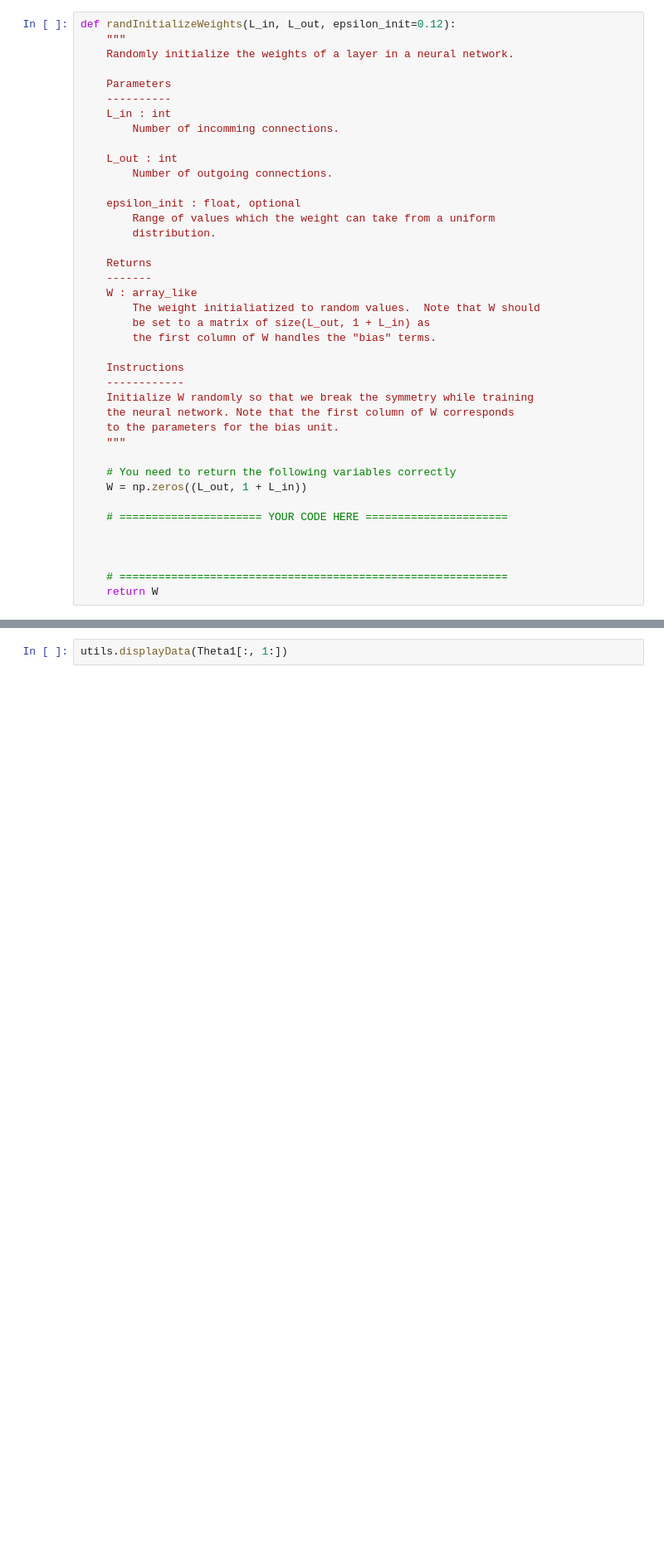
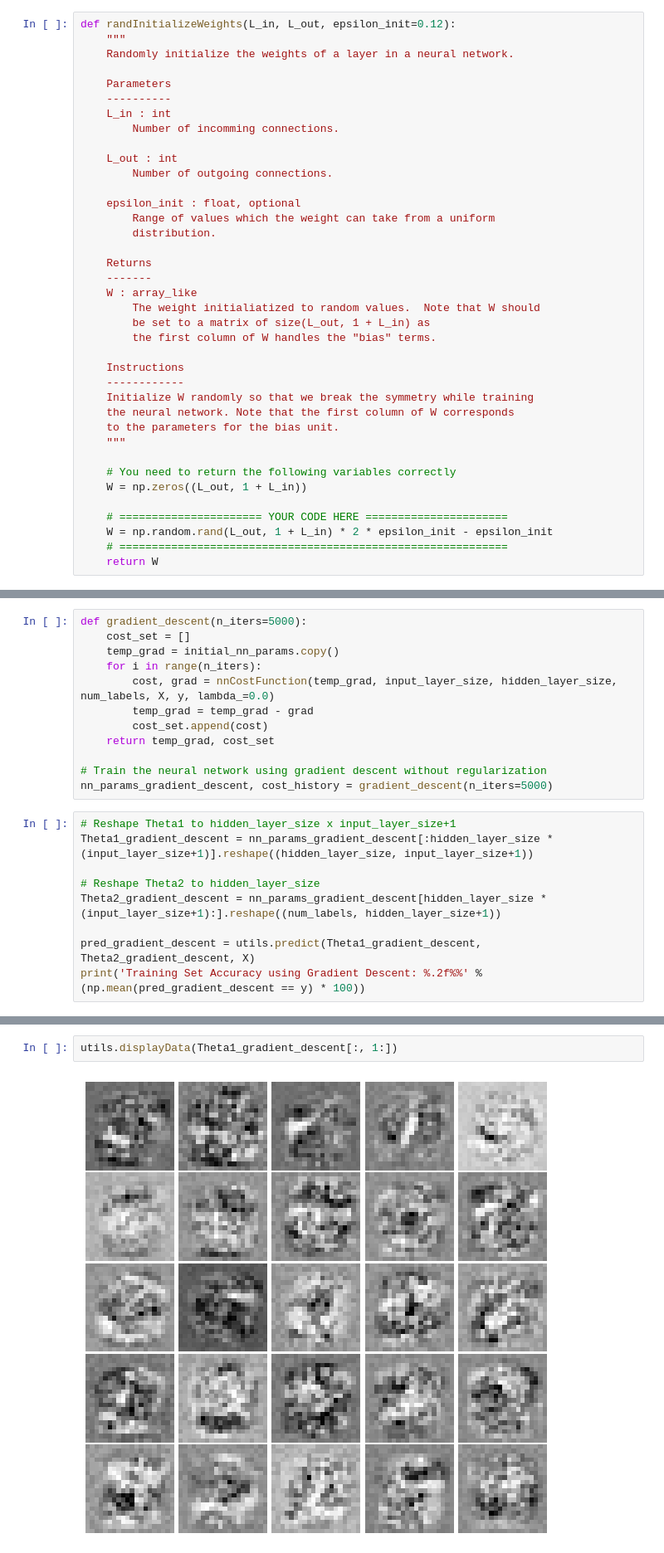
Before and after one commit to 1byte-yoda/ml-coursera-python-assignments, a Jupyter notebook: Exercise4/exercise4.ipynb, the cells around one changed output, grey strips where cells are left out. Shown: that part at 83% size. Cells and saved outputs as stored; diff of their text form; blank space fills up the shorter version.

```diff
--- a/Exercise4/exercise4.ipynb
+++ b/Exercise4/exercise4.ipynb
@@ -515,9 +529,7 @@ def randInitializeWeights(L_in, L_out, epsilon_init=0.12):
     W = np.zeros((L_out, 1 + L_in))
 
     # ====================== YOUR CODE HERE ======================
-
-
-
+    W = np.random.rand(L_out, 1 + L_in) * 2 * epsilon_init - epsilon_init
     # ============================================================
     return W
 # %% [markdown]
@@ -692,0 +775,21 @@ print('Training Set Accuracy: %f' % (np.mean(pred == y) * 100))
+# %%
+def gradient_descent(n_iters=5000):
+    cost_set = []
+    temp_grad = initial_nn_params.copy()
+    for i in range(n_iters):
+        cost, grad = nnCostFunction(temp_grad, input_layer_size, hidden_layer_size, num_labels, X, y, lambda_=0.0)
+        temp_grad = temp_grad - grad
+        cost_set.append(cost)
+    return temp_grad, cost_set
+
+# Train the neural network using gradient descent without regularization
+nn_params_gradient_descent, cost_history = gradient_descent(n_iters=5000)
+# %%
+# Reshape Theta1 to hidden_layer_size x input_layer_size+1
+Theta1_gradient_descent = nn_params_gradient_descent[:hidden_layer_size * (input_layer_size+1)].reshape((hidden_layer_size, input_layer_size+1))
+
+# Reshape Theta2 to hidden_layer_size
+Theta2_gradient_descent = nn_params_gradient_descent[hidden_layer_size * (input_layer_size+1):].reshape((num_labels, hidden_layer_size+1))
+
+pred_gradient_descent = utils.predict(Theta1_gradient_descent, Theta2_gradient_descent, X)
+print('Training Set Accuracy using Gradient Descent: %.2f%%' % (np.mean(pred_gradient_descent == y) * 100))
@@ -701,7 +806,9 @@ Thus, one way to visualize the “representation” captured by the hidden unit
 The next cell does this by using the `displayData` function and it will show you an image with 25 units,
 each corresponding to one hidden unit in the network. In your trained network, you should find that the hidden units corresponds roughly to detectors that look for strokes and other patterns in the input.
 # %%
-utils.displayData(Theta1[:, 1:])
+utils.displayData(Theta1_gradient_descent[:, 1:])
+# %% [output]
+[figure, added]
 # %% [markdown]
 ### 3.1 Optional (ungraded) exercise
 
```
Also changed, not shown: parts of 16 cells of this notebook.
